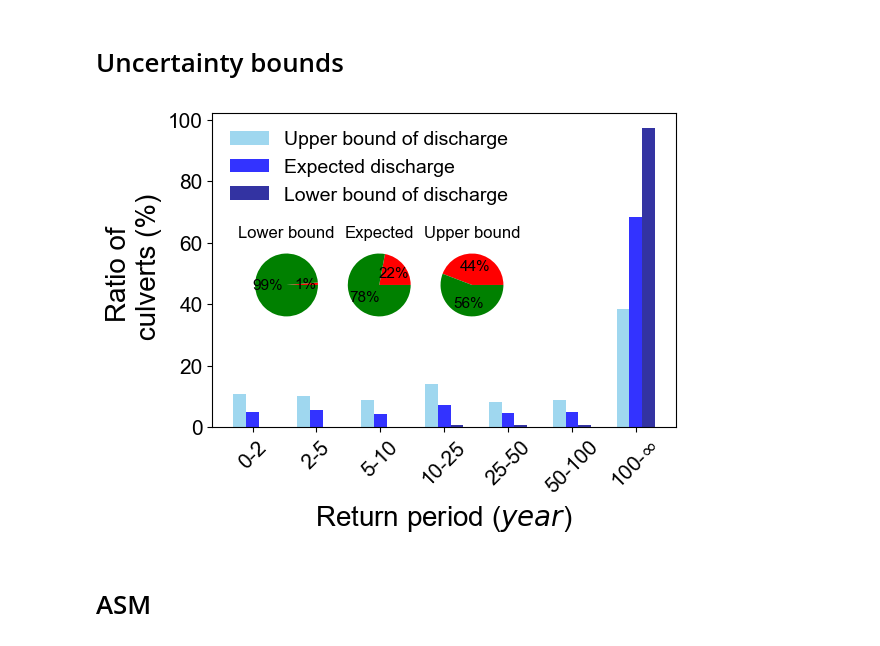
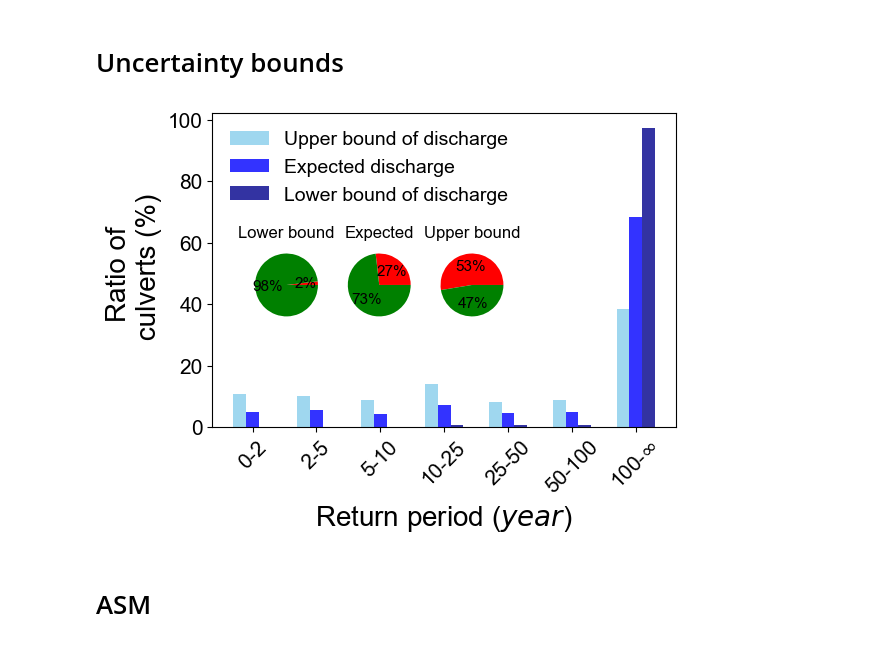
Before and after one commit to omidemam/flood_risk_dynamics, a Jupyter notebook: 5. Results/All/Results_visualization_V1.1_ALL.ipynb, the cells around one changed output. Cells and saved outputs as stored; diff of their text form; code cells hidden in the pictures.

Commit message:
updated plotting results

```diff
--- a/5. Results/All/Results_visualization_V1.1_ALL.ipynb
+++ b/5. Results/All/Results_visualization_V1.1_ALL.ipynb
@@ -1283,8 +1287,8 @@ percent_c_LL = merged_culvert['RP_class_c_LL'].value_counts().reindex(ordered_cl
 percent_c_UL = merged_culvert['RP_class_c_UL'].value_counts().reindex(ordered_classes).fillna(0) / total * 100
 
 # Short vs long return period class categories
-short_classes = ['0-2', '2-5', '5-10', '10-25']
-long_classes = ['25-50', '50-100', '100-$∞$']
+short_classes = ['0-2', '2-5', '5-10', '10-25','25-50']
+long_classes = [ '50-100', '100-$∞$']
 
 # Count short vs long for each uncertainty level
 def count_short_long(series):
@@ -1320,34 +1324,34 @@ axins1 = inset_axes(ax, width="25%", height="25%",
                     bbox_to_anchor=(-0.5, -0.4, 1, 1),
                     bbox_transform=ax.transAxes,
                     )
 
 axins1.pie([short_c, long_c], colors=['red', 'green'],
            autopct='%1.0f%%', textprops={'fontsize': 11})
 axins1.set_title('Expected', fontsize=12)
 
 # Add pie chart for Lower bound
 axins2 =  inset_axes(ax, width="25%", height="25%",
                     bbox_to_anchor=(-0.3, -0.4, 1, 1),
                     bbox_transform=ax.transAxes,
                     )
 axins2.pie([short_LL, long_LL], colors=['red', 'green'],
            autopct='%1.0f%%', textprops={'fontsize': 11})
 axins2.set_title('Upper bound', fontsize=12)
 
 # Axis and label formatting
 ax.set_xlabel('Return period ($year$)', fontsize=20)
 ax.set_ylabel('Ratio of \n culverts (%)', fontsize=20)
 ax.set_xticks(x)
 ax.set_xticklabels(ordered_classes, rotation=45, ha='center', fontsize=15)
 ax.tick_params(axis='y', labelsize=15)
 # Legend
 ax.legend(fontsize=14, loc='upper left', frameon=False)
 # Layout adjustment
 plt.tight_layout()
 plt.savefig(r"D:\culvert repo\Results\Figures\RP_his_Uncertainty_bounds.png", dpi=300, bbox_inches='tight')
 plt.show()
 # %% [output]
-[figure, old version]
+[figure, new version]
 # %% [markdown]
 # ASM
 # %%
```
Also changed, not shown: parts of 2 cells of this notebook.
